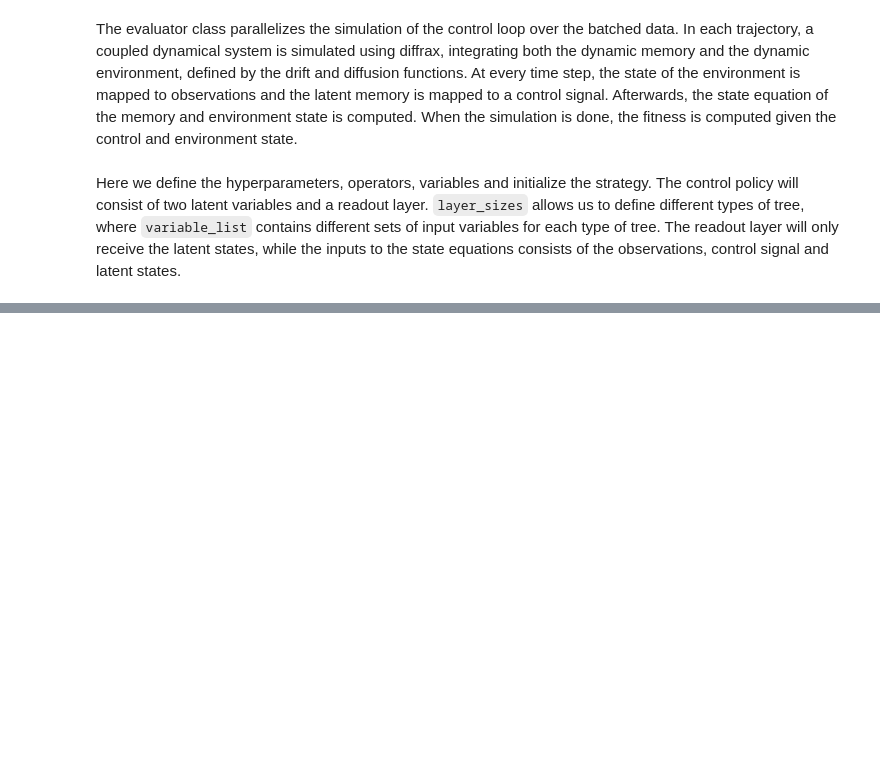
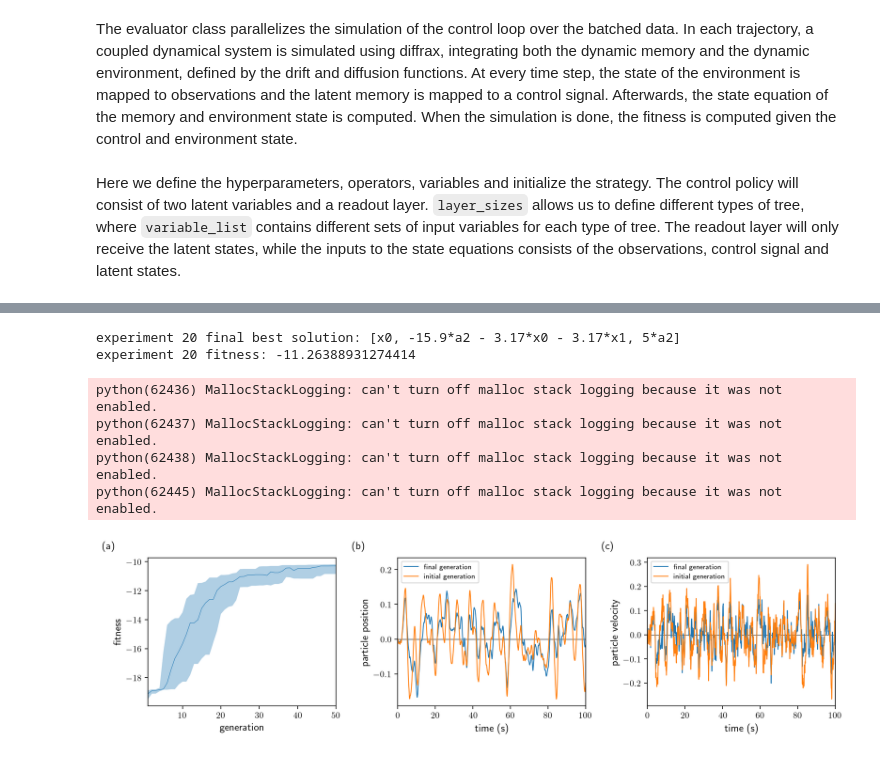
Before and after one commit to marcelvangerven/neuromorphic_intelligence, a Jupyter notebook: notebooks/differential_genetic_programming.ipynb, the cells around one changed output, grey strips where cells are left out. Cells and saved outputs as stored; diff of their text form; code cells hidden in the pictures; blank space fills up the shorter version.

```diff
--- a/notebooks/differential_genetic_programming.ipynb
+++ b/notebooks/differential_genetic_programming.ipynb
@@ -19,6 +19,18 @@ from kozax.genetic_programming import GeneticProgramming
 from neuromorphic_intelligence.kozax_sdi import StochasticDoubleIntegrator
 # %% [output]
 These device(s) are detected:  [CpuDevice(id=0), CpuDevice(id=1), CpuDevice(id=2), CpuDevice(id=3), CpuDevice(id=4), CpuDevice(id=5), CpuDevice(id=6), CpuDevice(id=7), CpuDevice(id=8), CpuDevice(id=9) ...
+# %%
+# set colormap
+cmap = plt.get_cmap("tab10")
+plt.rcParams["axes.prop_cycle"] = plt.cycler(color=cmap.colors)
+plt.rcParams["figure.dpi"] = 200
+plt.rcParams["font.size"] = 10
+plt.rcParams["text.usetex"] = True
+plt.rcParams["axes.labelsize"] = 12
+plt.rcParams["axes.titlesize"] = 12
+plt.rcParams["legend.fontsize"] = 8
+plt.rcParams["xtick.labelsize"] = 10
+plt.rcParams["ytick.labelsize"] = 10
 # %% [markdown]
 First we generate data, consisting of initial conditions, keys for noise, targets and parameters of the environment.
 # %%
@@ -324,0 +299,68 @@ plt.savefig('../figures/differential_genetic_programming.pdf', format='pdf')
+# %%
+# stats for interquartile range; ignore nan values
+fdata = jnp.array(FBEST)
+q1_learning = jnp.nanpercentile(fdata, 25, axis=0)
+q3_learning = jnp.nanpercentile(fdata, 75, axis=0)
+median_learning = jnp.nanmedian(fdata, axis=0)
+# %%
+ # final best solution; store trajectory
+final_fitness, final_solution = STRATS[5].get_statistics(num_generations)
+xs, ys, us, activities, fitness = jax.vmap(fitness_function.evaluate_trajectory, in_axes=[None, 0, None, 0, 0, 0, None])(best_solution, *data, strategy.tree_evaluator)
+print(f'experiment {idx+1} final best solution: {strategy.expression_to_string(final_solution)}')
+print(f'experiment {idx+1} fitness: {-jnp.mean(fitness)}')
+# %% [output]
+experiment 20 final best solution: [x0, -15.9*a2 - 3.17*x0 - 3.17*x1, 5*a2]
+experiment 20 fitness: -11.26388931274414
+# %%
+
+ts = jnp.arange(0, T, dt)
+
+fig, ax = plt.subplots(1, 3, figsize=(12,3.35))
+
+gens = jnp.arange(num_generations)+1
+ax[0].fill_between(gens, q1_learning, q3_learning, alpha=0.35)
+ax[0].plot(gens, median_learning, color=cmap(0), lw=0.5)
+# for i in range(NUM_EXP):
+#     ax[0].plot(gens, FBEST[i], color=cmap(0), lw=1)
+ax[0].set_ylabel('fitness');
+ax[0].set_xlabel('generation')
+ax[0].text(0.0, 1.0, '(a)', transform=(
+    ax[0].transAxes + ScaledTranslation(-52/72, +7/72, fig.dpi_scale_trans)),
+    fontsize='large', va='bottom', fontfamily='serif')
+
+ax[1].plot([0, T], [0.0, 0.0], 'k-', lw=0.5,label='_nolegend_')
+ax[1].plot(ts, xs[0,:,0],label='final generation', lw=1)
+ax[1].plot(ts, xs0[0,:,0],label='initial generation', lw=1)
+ax[1].legend(loc='upper left')
+ax[1].set_ylabel('particle position');
+ax[1].set_xlabel('time (s)')
+ax[1].text(0.0, 1.0, '(b)', transform=(
+    ax[1].transAxes + ScaledTranslation(-52/72, +7/72, fig.dpi_scale_trans)),
+    fontsize='large', va='bottom', fontfamily='serif')
+
+ax[2].plot([0, T], [0.0, 0.0], 'k-', lw=0.5,label='_nolegend_')
+ax[2].plot(ts, xs[0,:,1],label='final generation', lw=1)
+ax[2].plot(ts, xs0[0,:,1],label='initial generation', lw=1)
+ax[2].legend(loc='upper left')
+ax[2].set_ylabel('particle velocity');
+ax[2].set_xlabel('time (s)')
+ax[2].text(0.0, 1.0, '(c)', transform=(
+    ax[2].transAxes + ScaledTranslation(-52/72, +7/72, fig.dpi_scale_trans)),
+    fontsize='large', va='bottom', fontfamily='serif')
+
+# ax[0].text(0.0, -1.0, '(d)', transform=(
+#     ax[0].transAxes + ScaledTranslation(-32/72, +7/72, fig.dpi_scale_trans)),
+#     fontsize='large', va='bottom', fontfamily='serif')
+
+for i in range(3):
+    ax[i].margins(x=0)
+
+plt.tight_layout()
+
+plt.savefig('../figures/differential_genetic_programming.pdf', format='pdf')
+# %% [output]
+python(62436) MallocStackLogging: can't turn off malloc stack logging because it was not enabled.
+python(62437) MallocStackLogging: can't turn off malloc stack logging because it was not enabled.
+python(62438) MallocStackLogging: can't turn off malloc stack logging because it was not enabled.
+python(62445) MallocStackLogging: can't turn off malloc stack logging because it was not enabled.
+[figure, added]
```
Also changed, not shown: parts of 7 cells of this notebook, 13 other files.
